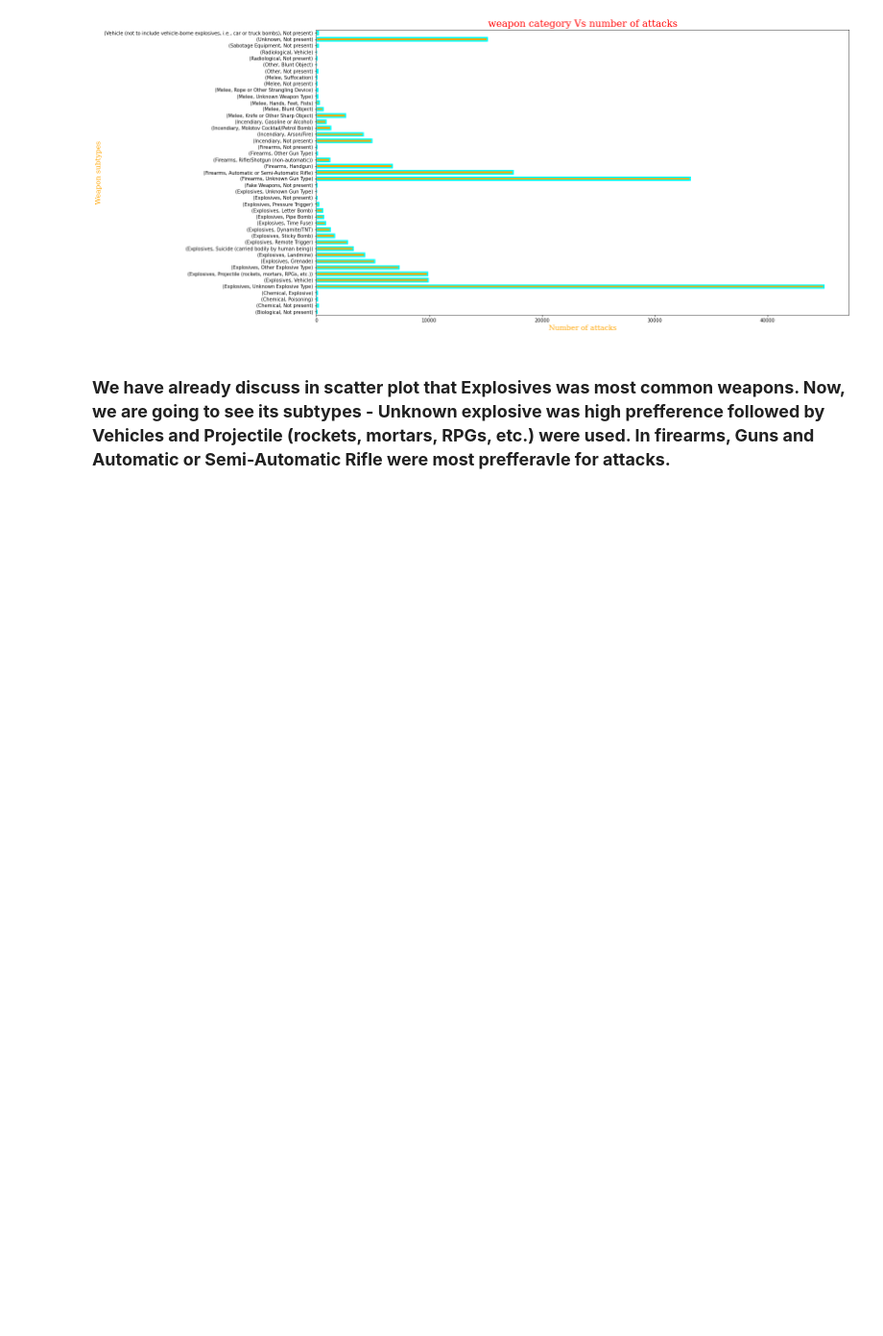
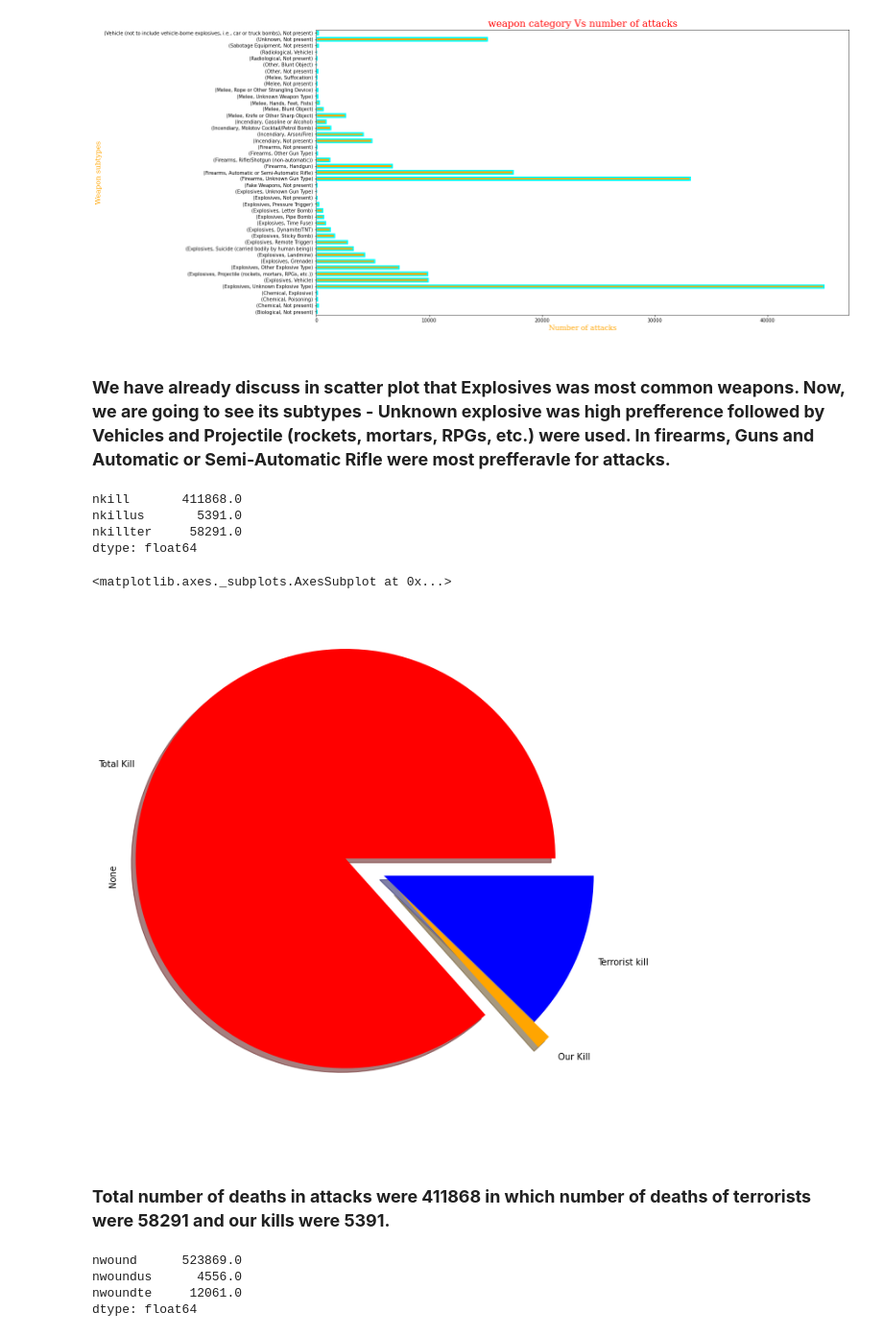
Before and after one commit to Gauravgade3/Global-Terrorism-Analysis, a Jupyter notebook: Global_Terrorism_Analysis_Capstone_Project.ipynb, the cells around one changed output. Shown at 96% size. Saved outputs shown, nothing was run; the diff lists cells and outputs as text; code cells hidden in the pictures; blank space fills up the shorter version.

```diff
--- a/Global_Terrorism_Analysis_Capstone_Project.ipynb
+++ b/Global_Terrorism_Analysis_Capstone_Project.ipynb
@@ -537,3 +537,29 @@ Text(0, 0.5, 'Weapon subtypes')
 [figure]
 # %% [markdown]
 ### **We have already discuss in scatter plot that Explosives was most common weapons. Now, we are going to see its subtypes - Unknown explosive was high prefference followed by Vehicles and Projectile (rockets, mortars, RPGs, etc.) were used. In firearms, Guns and  Automatic or Semi-Automatic Rifle were most prefferavle for attacks.**
+# %%
+# Calculating deaths in attacks
+total_kill=df1[['nkill','nkillus','nkillter']].sum()
+total_kill
+# %% [output]
+nkill       411868.0
+nkillus       5391.0
+nkillter     58291.0
+dtype: float64
+# %%
+# Pie chart to estimate total death
+total_kill.plot(kind="pie",explode=[.2,0.1,0],shadow=True,colors=['red','orange','blue'],labels=['Total Kill','Our Kill','Terrorist kill'])
+# %% [output]
+<matplotlib.axes._subplots.AxesSubplot at 0x...>
+[figure, added]
+# %% [markdown]
+### **Total number of deaths in attacks were 411868 in which number of deaths of terrorists were 58291 and our kills were 5391.**
+# %%
+# Calculating total wound
+total_wound=df1[['nwound','nwoundus','nwoundte']].sum()
+total_wound
+# %% [output]
+nwound      523869.0
+nwoundus      4556.0
+nwoundte     12061.0
+dtype: float64
```
Also changed, not shown: parts of 8 cells of this notebook.
